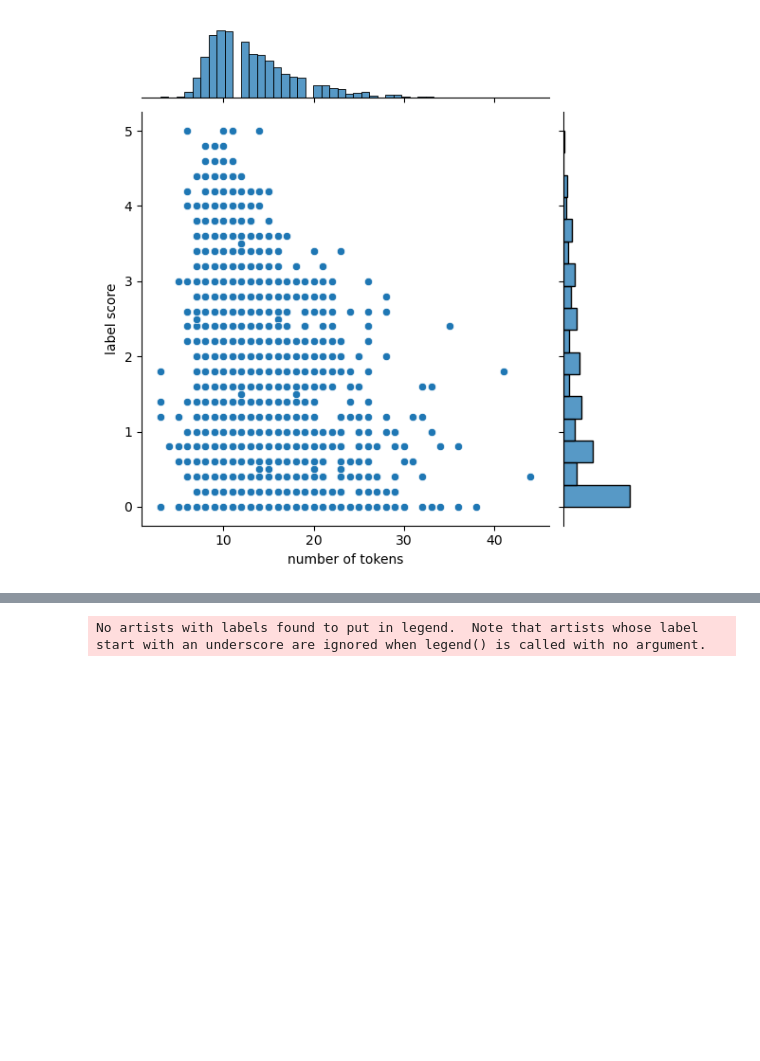
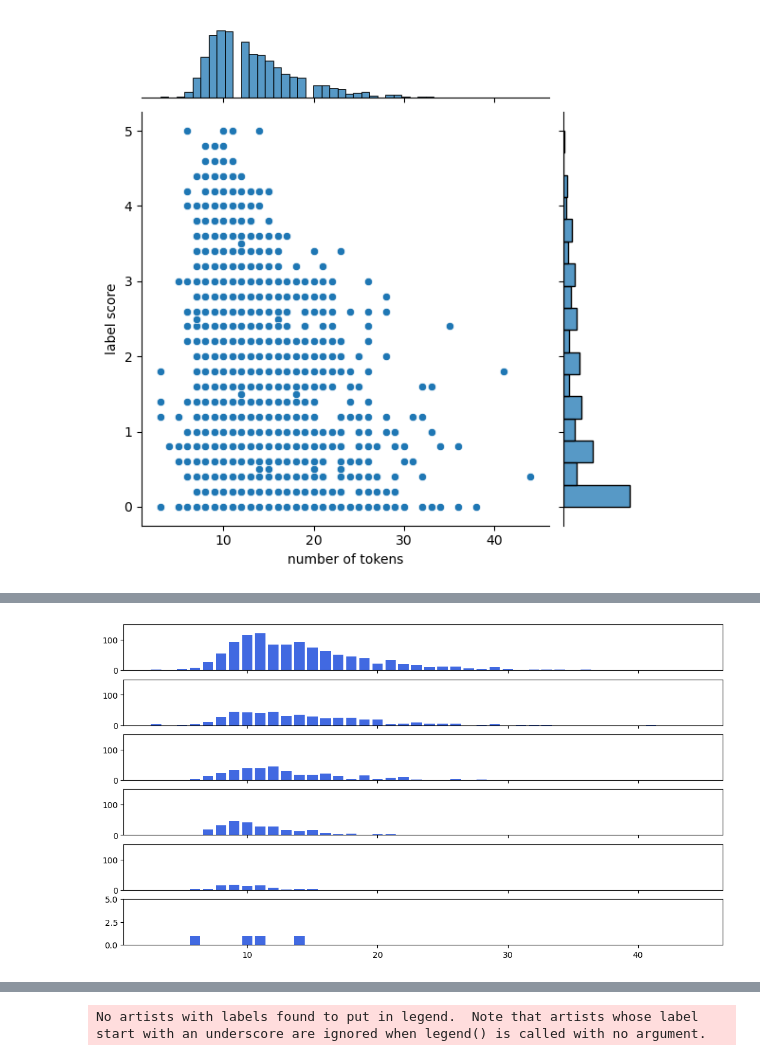
Before and after one commit to line1029/level1_semantictextsimilarity-nlp-14, a Jupyter notebook: JH/data_analysis/level1_EDA.ipynb, the cells around one changed output, grey strips where cells are left out. Drawn from its saved outputs; the diff is of its cells as text; code cells hidden in the pictures; blank space fills up the shorter version.

Commit message:
update: data token number EDA add

```diff
--- a/JH/data_analysis/level1_EDA.ipynb
+++ b/JH/data_analysis/level1_EDA.ipynb
@@ -217,0 +227,87 @@ sns.jointplot(x=sentence1_token_len_list['number of tokens'], y=sentence1_token_
+# %%
+## source, score별로 나누어서 토큰 개수 확인해보기
+
+# settings
+from collections import Counter, OrderedDict
+
+tokenizer = AutoTokenizer.from_pretrained('klue/roberta-small')
+
+def get_num_tokens(df):
+    sentence1_len, sentence2_len = [], []
+    sentence1_unk, sentence2_unk = [], []
+
+    for i, item in df.iterrows():
+        sentence1 = tokenizer(item['sentence_1'])['input_ids']
+        sentence2 = tokenizer(item['sentence_2'])['input_ids']
+
+        sentence1_len.append(len(sentence1))
+        sentence2_len.append(len(sentence2))
+
+        sentence1_unk.append(sentence1.count(tokenizer.unk_token_id))
+        sentence2_unk.append(sentence2.count(tokenizer.unk_token_id))
+
+    return sentence1_len, sentence2_len, sentence1_unk, sentence2_unk
+    # return pd.DataFrame({'number of tokens':sentence1_len, 'label score':df.label.values.tolist()})
+
+
+# 1. 전체 df에 대해 score 5단계로 분류, 열 추가
+train_data_scored = train_data.copy(deep=True)
+new_col = []
+
+for i, item in train_data_scored.iterrows():
+    label_value = int(item['label'])
+    if   label_value == 0:  col = 0
+    elif label_value < 2.0: col = 1
+    elif label_value < 3.0: col = 2
+    elif label_value < 4.0: col = 3
+    elif label_value < 5.0: col = 4
+    else:                   col = 5
+
+    new_col.append(col)
+train_data_scored['score_class'] = new_col
+
+# 2. sentence 별 토큰 개수 넣기
+s1_len, s2_len, s1_unk, s2_unk = get_num_tokens(train_data_scored)
+
+train_data_scored['s1_num_tokens'] = s1_len
+train_data_scored['s2_num_tokens'] = s2_len
+train_data_scored['s1_num_unk'] = s1_unk
+train_data_scored['s2_num_unk'] = s2_unk
+
+
+# 3. source 별로 그룹화 - test for nsmc
+grouped_df = train_data_scored.groupby(['source'])
+grouped_df = grouped_df.get_group('nsmc-sampled').groupby(['score_class'])
+
+score_list_unique = sorted(list(set(new_col)))
+
+# 3-1. axis setting. x=토큰개수, y=해당 개수
+x_axis, y_axis = [], []
+fig, axes = plt.subplots(6, 1, figsize=(13, 7), sharex=True)
+
+
+# 3-1. score 0~5 별로 그룹핑
+for score in score_list_unique:
+    s1_x, s1_y, s2_x, s2_y = [], [], [], []
+    u1_x, u1_y, u2_x, u2_y = [], [], [], []
+    grouped_df_scored = grouped_df.get_group(score).copy(deep=True)
+
+    s1_counted   = OrderedDict(Counter(sorted(grouped_df_scored['s1_num_tokens'].values.tolist())))
+    s2_counted   = OrderedDict(Counter(sorted(grouped_df_scored['s2_num_tokens'].values.tolist())))
+    unk1_counted = OrderedDict(Counter(sorted(grouped_df_scored['s1_num_unk'].values.tolist())))
+    unk2_counted = OrderedDict(Counter(sorted(grouped_df_scored['s2_num_unk'].values.tolist())))
+
+    s1_x, s1_y = s1_counted.keys(),   s1_counted.values()
+    s2_x, s2_y = s2_counted.keys(),   s2_counted.values()
+    u1_x, u1_y = unk1_counted.keys(), unk1_counted.values()
+    u2_x, u2_y = unk2_counted.keys(), unk2_counted.values()
+
+    axes[score].bar(s1_x, s1_y, color='royalblue')
+    #axes[score].bar(u1_x, list(u1_y), bottom=list(s1_y), color='tomato')
+
+    axes[score].set_ylim(0, 150)
+
+axes[5].set_ylim(0, 5)
+plt.show()
+# %% [output]
+[figure, added]
```
Also changed, not shown: parts of 9 cells of this notebook.
